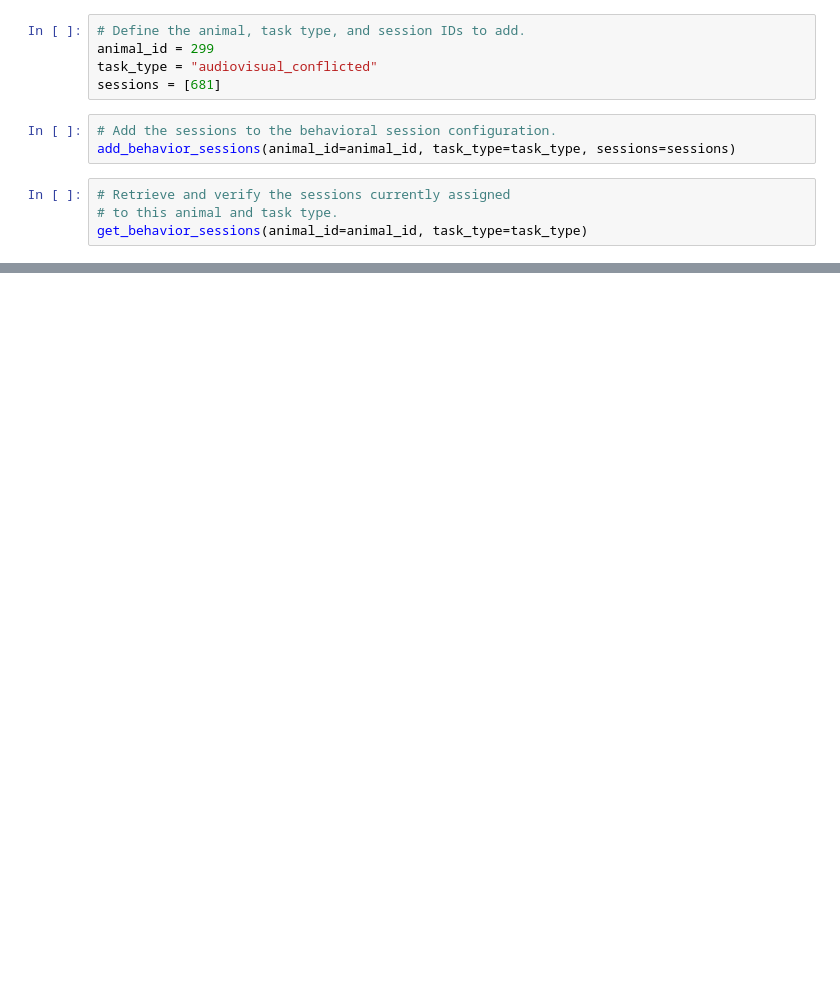
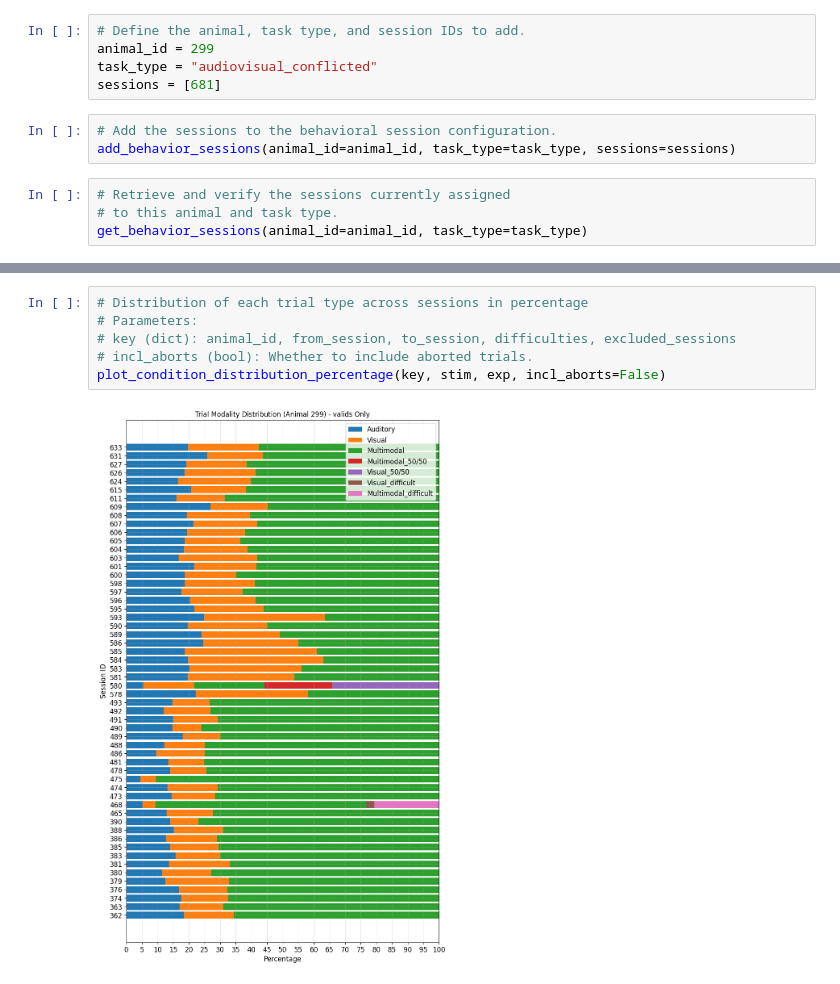
Before and after one commit to GratsakisA/multimodal_analysis, a Jupyter notebook: notebooks/00_behavioral_sessions.ipynb, the cells around one changed output, grey strips where cells are left out. Drawn from its saved outputs; the diff is of its cells as text; blank space fills up the shorter version.

```diff
--- a/notebooks/00_behavioral_sessions.ipynb
+++ b/notebooks/00_behavioral_sessions.ipynb
@@ -30,0 +119,8 @@ remove_behavior_sessions(animal_id=328, task_type="audiovisual_diff", sessions=[
+# %%
+# Distribution of each trial type across sessions in percentage
+# Parameters:
+# key (dict): animal_id, from_session, to_session, difficulties, excluded_sessions
+# incl_aborts (bool): Whether to include aborted trials.
+plot_condition_distribution_percentage(key, stim, exp, incl_aborts=False)
+# %% [output]
+[figure, added]
```
Also changed, not shown: parts of 11 cells of this notebook, 2 other files.
